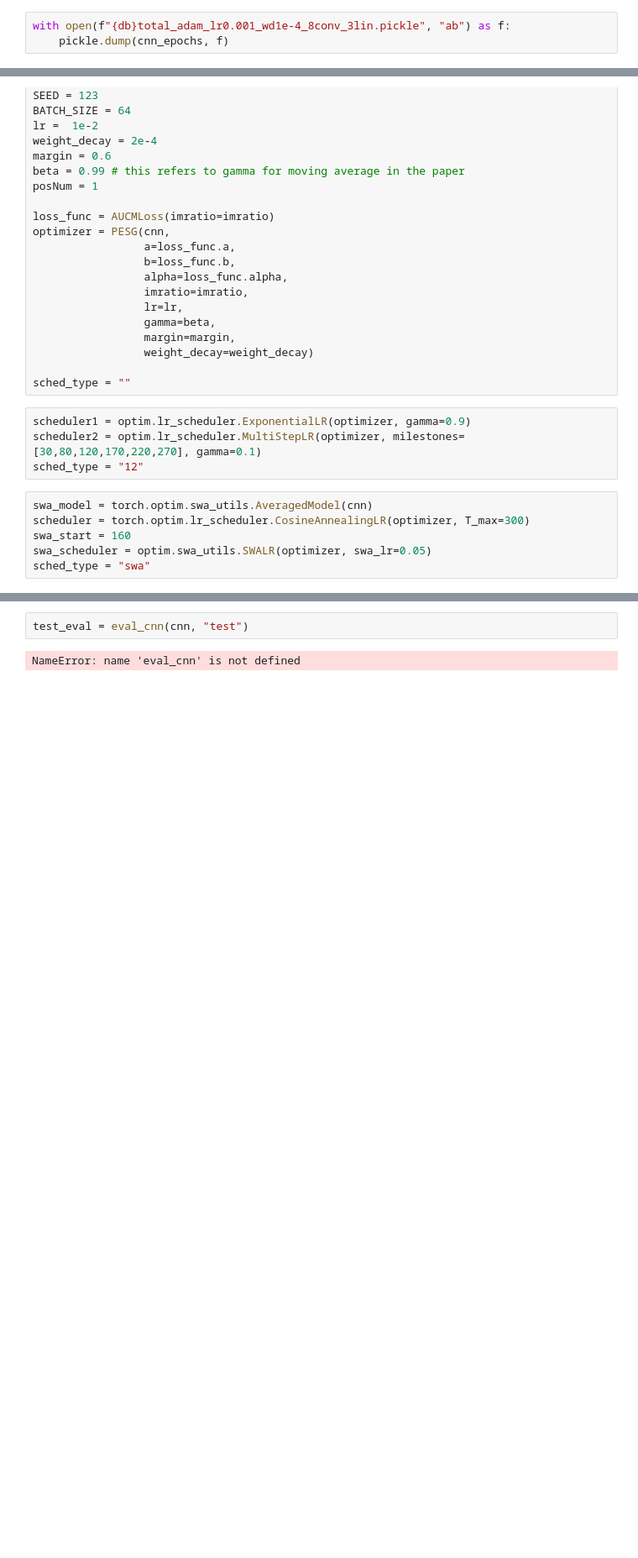
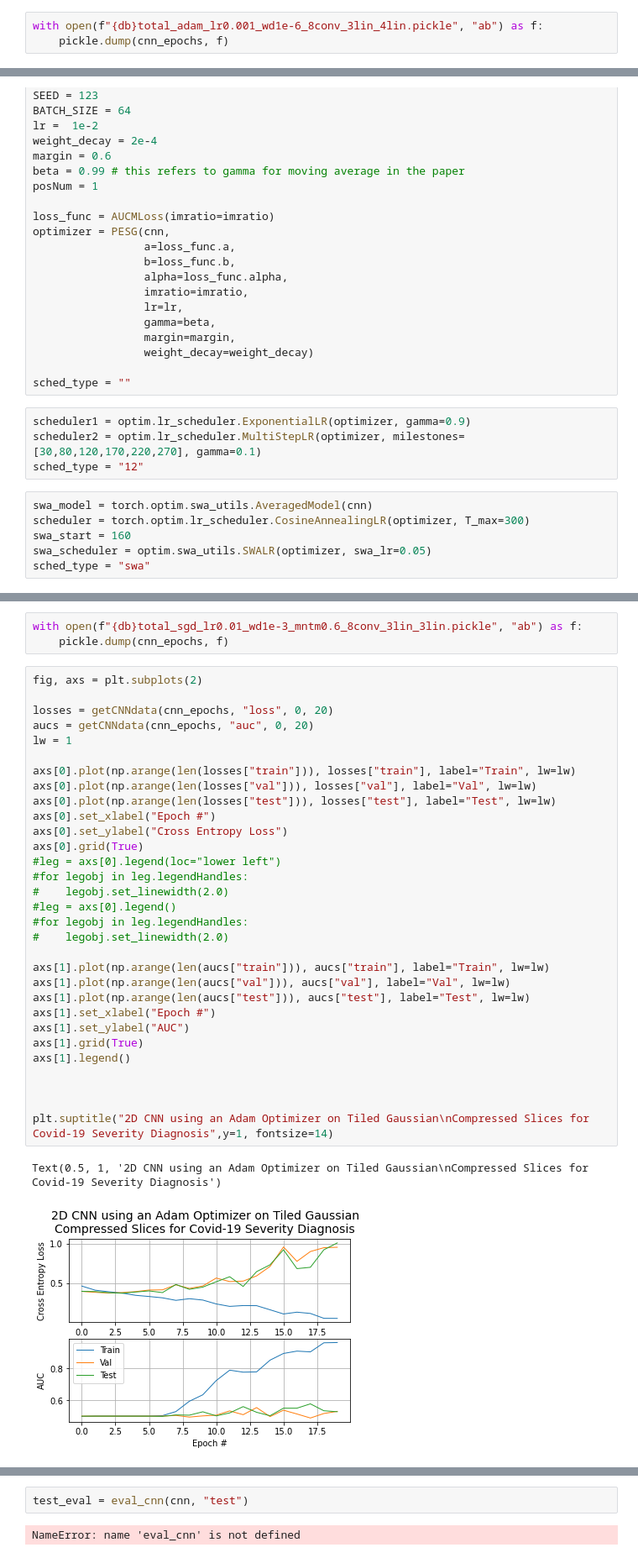
Before and after one commit to hwixley/ctscan-covid19-severity-detection, a Jupyter notebook: deep-learning.ipynb, the cells around one changed output, grey strips where cells are left out. Shown at 84% size. Drawn from its saved outputs; the diff is of its cells as text; blank space fills up the shorter version.

```diff
--- a/deep-learning.ipynb
+++ b/deep-learning.ipynb
@@ -704,3 +753,3 @@ RuntimeError: Tensors must have same number of dimensions: got 4 and 2
 # %%
-with open(f"{db}total_adam_lr0.001_wd1e-4_8conv_3lin.pickle", "ab") as f:
+with open(f"{db}total_adam_lr0.001_wd1e-6_8conv_3lin_4lin.pickle", "ab") as f:
     pickle.dump(cnn_epochs, f)
@@ -1150,0 +1200,37 @@ KeyboardInterrupt:
+# %%
+with open(f"{db}total_sgd_lr0.01_wd1e-3_mntm0.6_8conv_3lin_3lin.pickle", "ab") as f:
+    pickle.dump(cnn_epochs, f)
+# %%
+fig, axs = plt.subplots(2)
+
+losses = getCNNdata(cnn_epochs, "loss", 0, 20)
+aucs = getCNNdata(cnn_epochs, "auc", 0, 20)
+lw = 1
+
+axs[0].plot(np.arange(len(losses["train"])), losses["train"], label="Train", lw=lw)
+axs[0].plot(np.arange(len(losses["val"])), losses["val"], label="Val", lw=lw)
+axs[0].plot(np.arange(len(losses["test"])), losses["test"], label="Test", lw=lw)
+axs[0].set_xlabel("Epoch #")
+axs[0].set_ylabel("Cross Entropy Loss")
+axs[0].grid(True)
+#leg = axs[0].legend(loc="lower left")
+#for legobj in leg.legendHandles:
+#    legobj.set_linewidth(2.0)
+#leg = axs[0].legend()
+#for legobj in leg.legendHandles:
+#    legobj.set_linewidth(2.0)
+
+axs[1].plot(np.arange(len(aucs["train"])), aucs["train"], label="Train", lw=lw)
+axs[1].plot(np.arange(len(aucs["val"])), aucs["val"], label="Val", lw=lw)
+axs[1].plot(np.arange(len(aucs["test"])), aucs["test"], label="Test", lw=lw)
+axs[1].set_xlabel("Epoch #")
+axs[1].set_ylabel("AUC")
+axs[1].grid(True)
+axs[1].legend()
+
+
+
+plt.suptitle("2D CNN using an Adam Optimizer on Tiled Gaussian\nCompressed Slices for Covid-19 Severity Diagnosis",y=1, fontsize=14)
+# %% [output]
+Text(0.5, 1, '2D CNN using an Adam Optimizer on Tiled Gaussian\nCompressed Slices for Covid-19 Severity Diagnosis')
+[figure, added]
```
Also changed, not shown: parts of 16 cells of this notebook, 1 other file.
